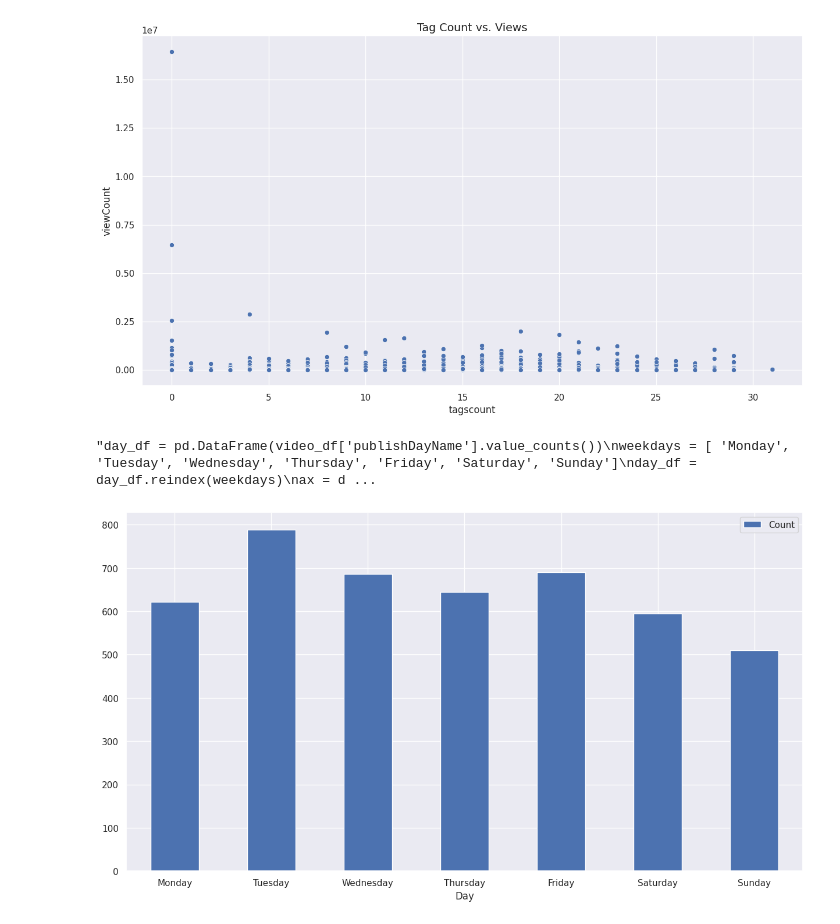
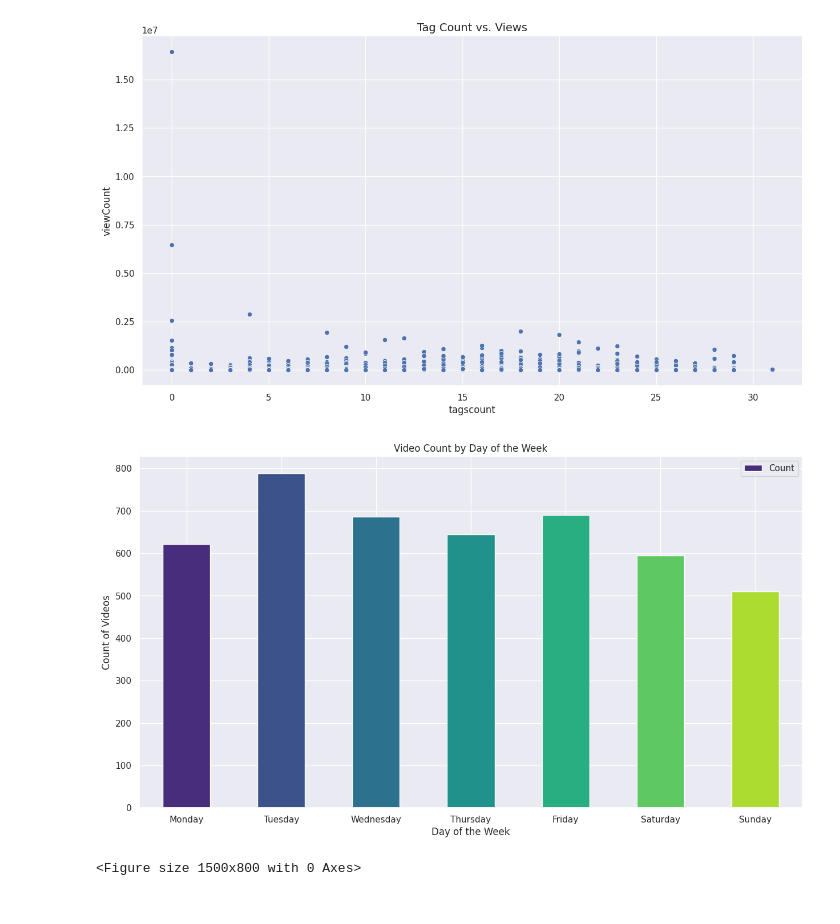
Before and after one commit to pawankalyan22k/Youtube-Api-Data_Analysis, a Jupyter notebook: Youtube_API_Data_Analysis.ipynb, the cells around one changed output. Saved outputs shown, nothing was run; the diff lists cells and outputs as text; code cells hidden in the pictures.

```diff
--- a/Youtube_API_Data_Analysis.ipynb
+++ b/Youtube_API_Data_Analysis.ipynb
@@ -713,25 +639,23 @@ plt.title('Tag Count vs. Views', fontsize = 14)
 # %% [output]
 Text(0.5, 1.0, 'Tag Count vs. Views')
 [figure]
-# %%
-
-# THU VU ANAlytics
-'''day_df = pd.DataFrame(video_df['publishDayName'].value_counts())
-weekdays = [ 'Monday', 'Tuesday', 'Wednesday', 'Thursday', 'Friday', 'Saturday', 'Sunday']
-day_df = day_df.reindex(weekdays)
-ax = day_df.reset_index().plot.bar(x='index', y='publishDayName', rot=0) '''
-# %% [output]
-"day_df = pd.DataFrame(video_df['publishDayName'].value_counts())\nweekdays = [ 'Monday', 'Tuesday', 'Wednesday', 'Thursday', 'Friday', 'Saturday', 'Sunday']\nday_df = day_df.reindex(weekdays)\nax = d ...
 # %%
 day_df = pd.DataFrame(video_df['publishDayName'].value_counts())
 weekdays = ['Monday', 'Tuesday', 'Wednesday', 'Thursday', 'Friday', 'Saturday', 'Sunday']
 day_df = day_df.reindex(weekdays)
 
 # Reset index and rename columns
 day_df = day_df.reset_index()
 day_df.columns = ['Day', 'Count']  # Rename columns for clarity
 
 # Plotting
-ax = day_df.plot.bar(x='Day', y='Count', rot=0)
+ax = day_df.plot.bar(x='Day', y='Count', rot=0, color=sns.color_palette("viridis", len(day_df)))
+# Adding title and labels
+plt.title("Video Count by Day of the Week")
+plt.xlabel("Day of the Week")
+plt.ylabel("Count of Videos")
+plt.show()
+plt.tight_layout()
 # %% [output]
-[figure, old version]
+[figure, new version]
+<Figure size 1500x800 with 0 Axes>
```
Also changed, not shown: parts of 22 cells of this notebook.
